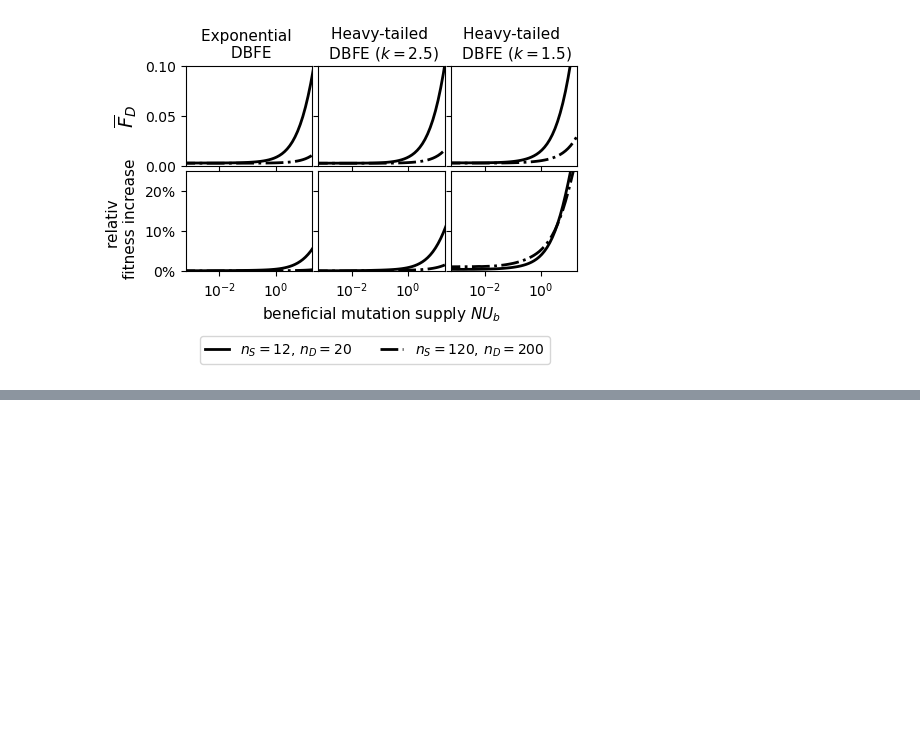
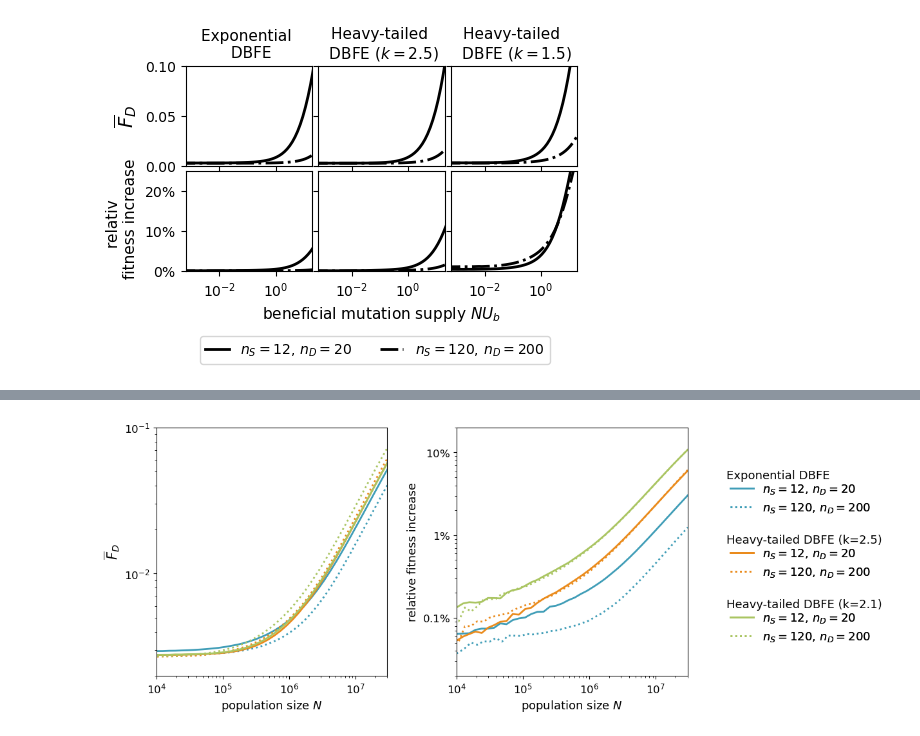
Before and after one commit to AlexKI123/DoublesProject, a Jupyter notebook: Code/WFModel/Plotting/Plot_Random_Result.ipynb, the cells around one changed output, grey strips where cells are left out. Saved outputs shown, nothing was run; the diff lists cells and outputs as text; code cells hidden in the pictures; blank space fills up the shorter version.

```diff
--- a/Code/WFModel/Plotting/Plot_Random_Result.ipynb
+++ b/Code/WFModel/Plotting/Plot_Random_Result.ipynb
@@ -1756,0 +1710,83 @@ plt.show()
+# %%
+# Create two subplots side by side
+fig, (ax1, ax2) = plt.subplots(1, 2, figsize=(10, 5))
+
+# Plot the data on the first subplot
+line1, = ax1.plot(x_list[0]/(mus*12+mud*20), fd_list[0], color="#3F9DB7", linewidth=2, linestyle='-',  label="$n_S=12,\,n_D=20$")
+line2, = ax1.plot(x_list[1]/(mus*120+mud*200), fd_list[1], color="#3F9DB7", linewidth=2, linestyle=':', label="$n_S=120,\,n_D=200$")
+
+line3, = ax1.plot(x_list[2]/(mus*12+mud*20), fd_list[2], color="#EA8B1C", linewidth=2, linestyle='-',  label="$n_S=12,\,n_D=20$")
+line4, = ax1.plot(x_list[3]/(mus*120+mud*200), fd_list[3], color="#EA8B1C", linewidth=2, linestyle=':',  label="$n_S=120,\,n_D=200$")
+
+line5, = ax1.plot(x_list[4]/(mus*12+mud*20), fd_list[4], color="#AAC562", linewidth=2, linestyle='-',  label="$n_S=12,\,n_D=20$")
+line6, = ax1.plot(x_list[5]/(mus*120+mud*200), fd_list[5], color="#AAC562", linewidth=2, linestyle=':', label="$n_S=120,\,n_D=200$")
+
+ax1.tick_params(axis='both', which='major', labelsize=12)
+
+epsilon = 1
+#ax1.axvline([np.real(epsilon/(2*12*mus*lambertw(epsilon/(2*12*mus))))], linestyle=(0, (3, 7)), color="black",linewidth=2.5)
+#ax1.axvline([np.real(epsilon/(2*120*mus*lambertw(epsilon/(2*120*mus))))], linestyle=(0, (3, 7)), color="C1",linewidth=2.5)
+#ax1.axvline([np.real(epsilon/(2*mus*lambertw(epsilon/(2*mus/6.09))))], linestyle=(0, (1, 5)), color="black",linewidth=2.5)
+
+# Set the labels and limits for the first subplot
+ax1.set_ylabel('$\overline{F}_D$', fontsize=15)
+ax1.set_xlabel('population size $N$', fontsize=13)
+ax1.set_ylim(2*10**(-3), 0.1)
+ax1.set_xlim(10**4, 3*10**7)
+ax1.set_xscale("log")
+ax1.set_yscale("log")
+
+# Plot the data on the second subplot
+ax2.plot(x_list[0]/(mus*12+mud*20), w_list[0], color="#3F9DB7", linewidth=2, linestyle='-', label="$n_S=12,\,n_D=20$")
+ax2.plot(x_list[1]/(mus*120+mud*200), w_list[1], color="#3F9DB7", linewidth=2, linestyle=':',  label="$n_S=120,\,n_D=200$")
+
+ax2.plot(x_list[2]/(mus*12+mud*20), w_list[2], color="#EA8B1C", linewidth=2, linestyle='-',label="$n_S=12,\,n_D=20$")
+ax2.plot(x_list[3]/(mus*120+mud*200), w_list[3], color="#EA8B1C", linewidth=2, linestyle=':', label="$n_S=120,\,n_D=200$")
+
+ax2.plot(x_list[4]/(mus*12+mud*20), w_list[4], color="#AAC562", linewidth=2, linestyle='-',  label="$n_S=12,\,n_D=20$")
+ax2.plot(x_list[5]/(mus*120+mud*200), w_list[5], color="#AAC562", linewidth=2, linestyle=':', label="$n_S=120,\,n_D=200$")
+
+# Set the labels and limits for the second subplot
+ax2.set_ylabel('relative fitness increase', fontsize=13)
+ax2.set_xlabel('population size $N$', fontsize=13)
+ax2.set_ylim(2*10**(-4), 2*10**(-1))
+ax2.set_xlim(10**4, 3*10**7)
+ax2.set_xscale("log")
+ax2.set_yscale("log")
+ax2.set_yticks([0.001, 0.01, 0.10])
+ax2.set_yticklabels(["$0.1 \\%$", "$1 \\%$", "$10 \\%$"])
+ax2.tick_params(axis='both', which='major', labelsize=12)
+
+epsilon = 1
+#ax2.axvline([np.real(epsilon/(2*12*mus*lambertw(epsilon/(2*12*mus))))], linestyle=(0, (3, 7)), color="black",linewidth=2.5)
+#ax2.axvline([np.real(epsilon/(2*120*mus*lambertw(epsilon/(2*120*mus))))], linestyle=(0, (3, 7)), color="C1",linewidth=2.5)
+#ax2.axvline([np.real(epsilon/(2*mus*lambertw(epsilon/(2*mus/6.09))))], linestyle=(0, (1, 5)), color="black",linewidth=2.5)
+
+# Create separate legends for each group
+legend1 = fig.legend([line1, line2], ["$n_S=12,\,n_D=20$", "$n_S=120,\,n_D=200$"],
+                     loc='center left', bbox_to_anchor=(1, 0.66), fontsize=13, frameon=False)
+
+legend2 = fig.legend([line3, line4], ["$n_S=12,\,n_D=20$", "$n_S=120,\,n_D=200$"],
+                     loc='center left', bbox_to_anchor=(1, 0.46), fontsize=13, frameon=False)
+
+legend3 = fig.legend([line5, line6], ["$n_S=12,\,n_D=20$", "$n_S=120,\,n_D=200$"],
+                     loc='center left', bbox_to_anchor=(1, 0.26), fontsize=13, frameon=False)
+
+# Add the legends to the figure
+fig.add_artist(legend1)
+fig.add_artist(legend2)
+fig.add_artist(legend3)
+
+# Add titles for each legend group
+plt.text(1.01, 0.72, 'Exponential DBFE', fontsize=13, transform=plt.gcf().transFigure)
+plt.text(1.01, 0.52, 'Heavy-tailed DBFE (k=2.5)', fontsize=13, transform=plt.gcf().transFigure)
+plt.text(1.01, 0.32, 'Heavy-tailed DBFE (k=2.1)', fontsize=13, transform=plt.gcf().transFigure)
+
+# Adjust the position of the subplots and the legend
+plt.subplots_adjust(right=0.95, wspace=0.3)
+
+plt.savefig("heavytailedv9.pdf", bbox_inches='tight')
+
+plt.show()
+# %% [output]
+[figure, added]
```
Also changed, not shown: parts of 1 cell of this notebook.
